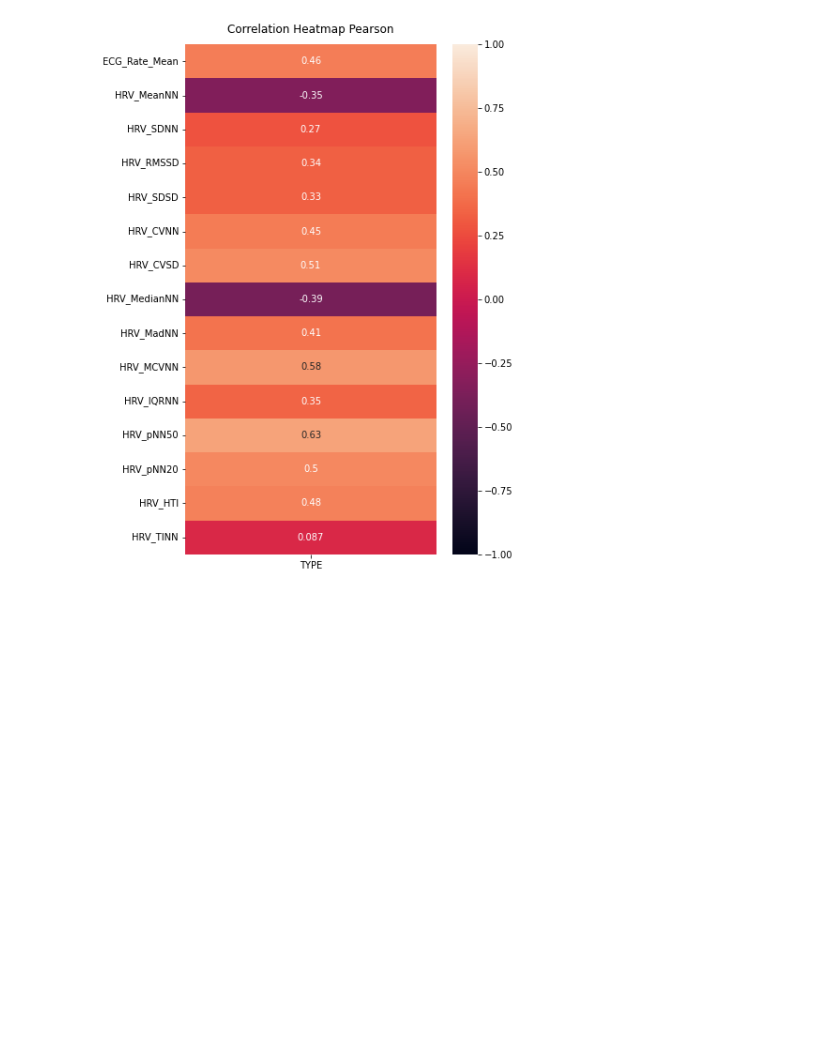
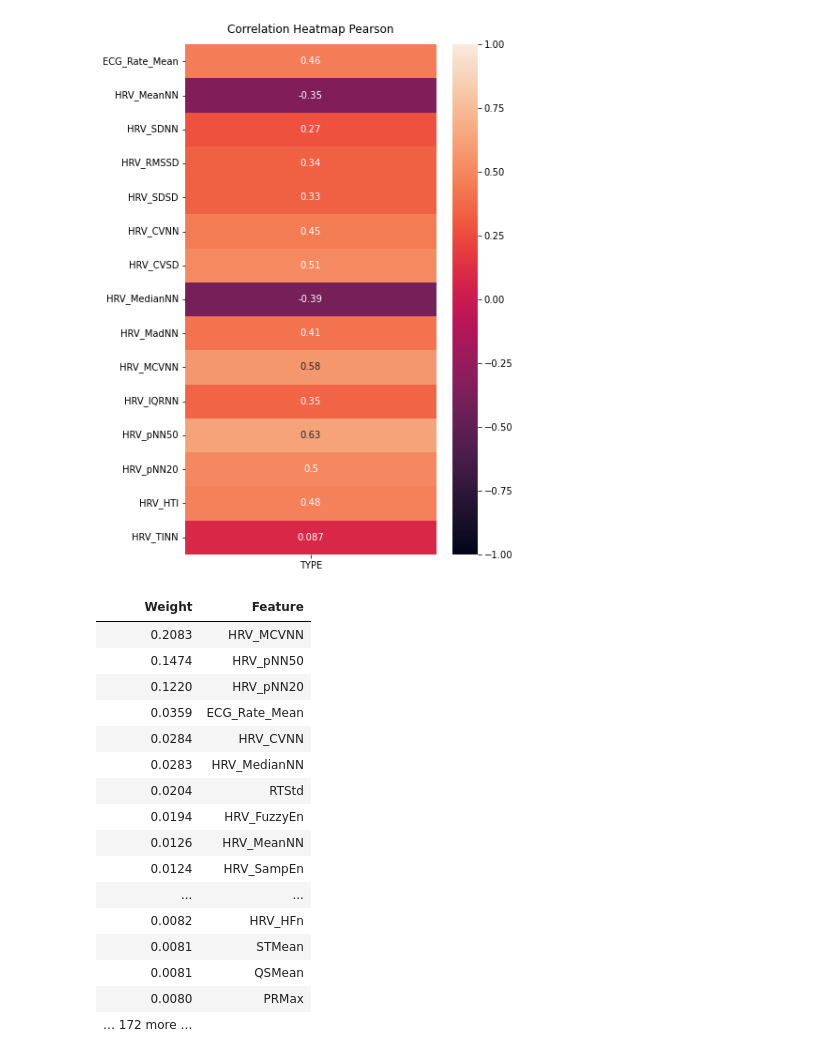
Before and after one commit to loewe2/die-sonderposten, a Jupyter notebook: xgbfeatures.ipynb, the cells around one changed output. Saved outputs shown, nothing was run; the diff lists cells and outputs as text; code cells hidden in the pictures; blank space fills up the shorter version.

```diff
--- a/xgbfeatures.ipynb
+++ b/xgbfeatures.ipynb
@@ -189,3 +189,24 @@ heatmap.set_title('Correlation Heatmap Pearson', fontdict={'fontsize':12}, pad=1
 # %%
 #sns.pairplot(dat2.sample(500))
 #plt.show()
+# %%
+import eli5
+eli5.explain_weights_xgboost(model)
+# %% [output]
+| Weight | Feature |
+| 0.2083 | HRV_MCVNN |
+| 0.1474 | HRV_pNN50 |
+| 0.1220 | HRV_pNN20 |
+| 0.0359 | ECG_Rate_Mean |
+| 0.0284 | HRV_CVNN |
+| 0.0283 | HRV_MedianNN |
+| 0.0204 | RTStd |
+| 0.0194 | HRV_FuzzyEn |
+| 0.0126 | HRV_MeanNN |
+| 0.0124 | HRV_SampEn |
+| ... | ... |
+| 0.0082 | HRV_HFn |
+| 0.0081 | STMean |
+| 0.0081 | QSMean |
+| 0.0080 | PRMax |
+| … 172 more … |  |
```
Also changed, not shown: parts of 12 cells of this notebook, 1 other file.
